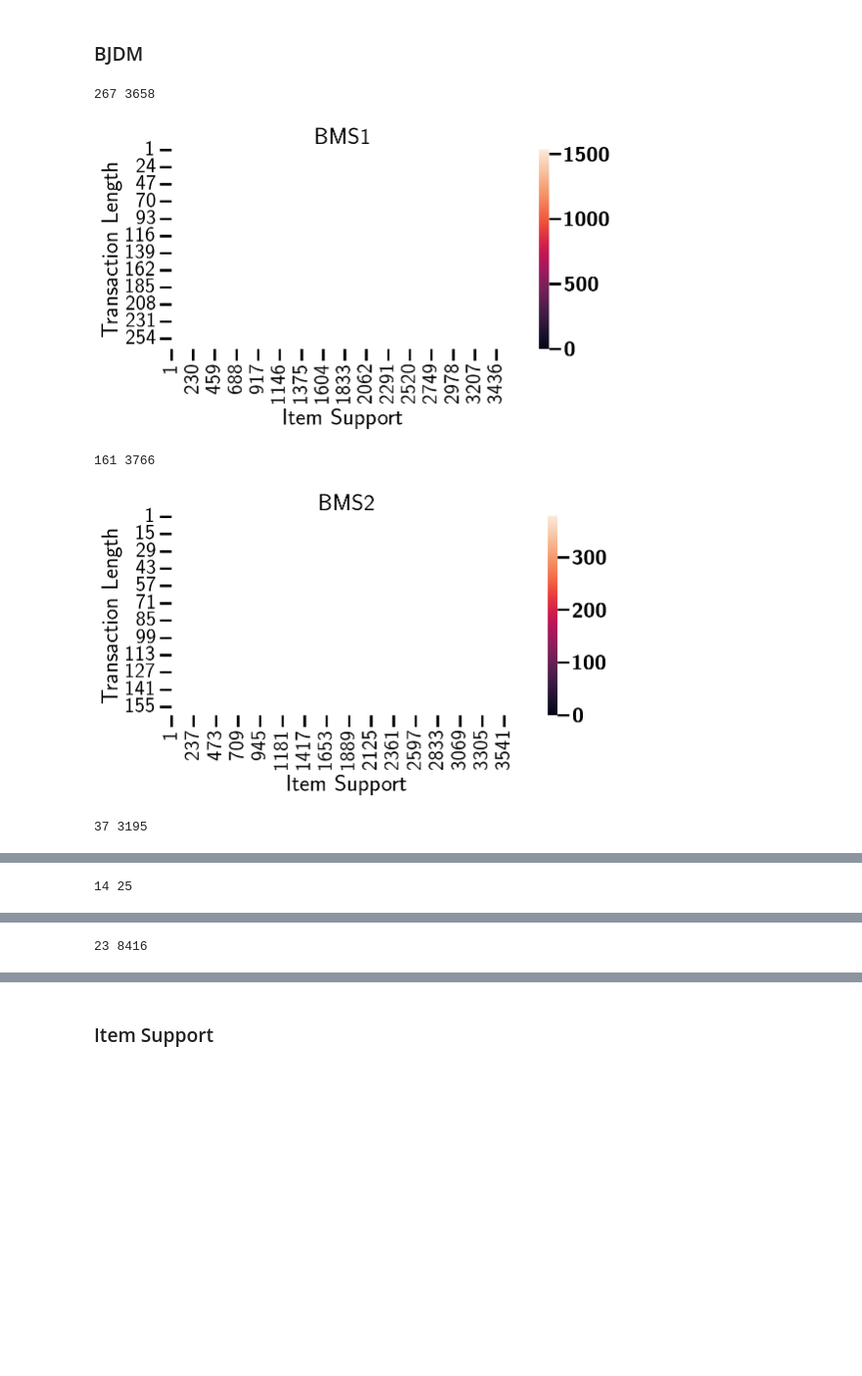
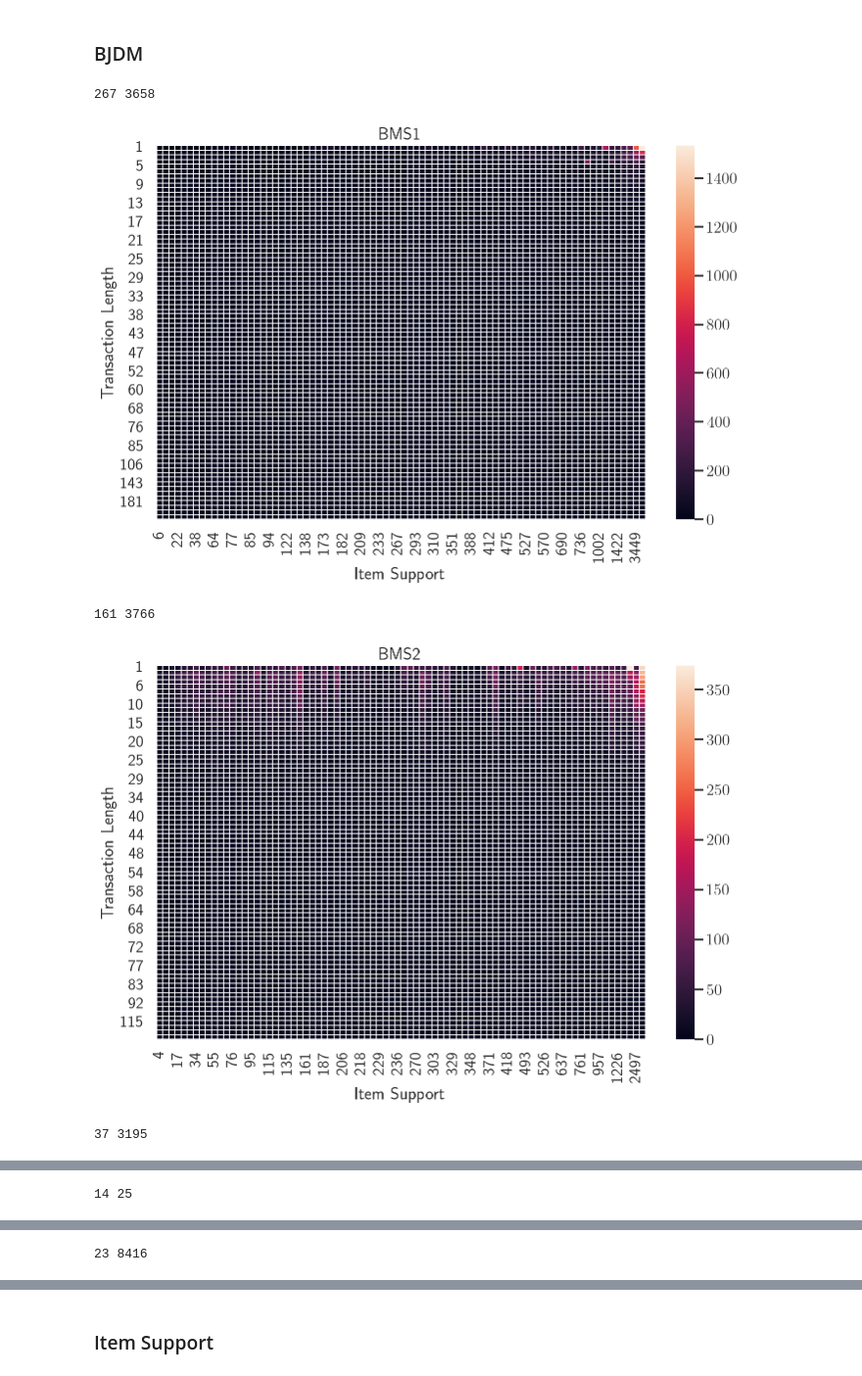
Before and after one commit to acdmammoths/alice, a Jupyter notebook: code/notebooks/Results.ipynb, the cells around one changed output, grey strips where cells are left out. Shown at 98% size. Drawn from its saved outputs; the diff is of its cells as text; code cells hidden in the pictures; blank space fills up the shorter version.

```diff
--- a/code/notebooks/Results.ipynb
+++ b/code/notebooks/Results.ipynb
@@ -41,7 +45,10 @@ palette = sns.color_palette(['#2E4052', '#AC3931', '#2CEAA3', '#01BAEF',
 # %%
-sns.set_context('poster')
+sns.set_style('whitegrid')
+sns.set_context('talk')
 # %%
-datasets = ['BMS1', 'BMS2', 'chess', 'foodmart', 'mushrooms', 'pumsb', 'retail']
+datasets = ['BMS1', 'BMS2', 'chess', 'foodmart', 'mushrooms',
+            'retail', 'kosarak', 'edit-iewikibooks',
+            'dbpedia-occupation', 'moreno_crime', 'wang-tripadvisor']
 # %%
 samplers = ['GmmtSampler', 'caterpillars.samplers.NaiveBJDMSampler',
             'caterpillars.samplers.CurveballBJDMSampler']
@@ -55,10 +62,10 @@ fig_dir = '/Users/u0m0518/Documents/Projects/NullModels/random-butterflies/paper
 # %% [markdown]
 ## Dataset Stats
 # %%
-stats_df = pd.DataFrame()
+dfs = []
 for dataset in datasets:
-    stats = ds.get_dataset_stats(data_dir, dataset)
-    stats_df = stats_df.append([stats])
+    dfs.append(ds.get_dataset_stats(data_dir, dataset))
+stats_df = pd.DataFrame(dfs)
 # %%
 stats_df.columns = ['DataSet', 'Transaction Num', 'Item Num',
                     'Sum Transaction Lengths',   'AVG Transaction Length',
@@ -88,34 +94,58 @@ mushrooms &             8416 &       119 &                   193568 &
 \end{table}
 # %% [markdown]
 ### BJDM
+# %%
+num_squares = 80
 # %%
 for dataset in datasets:
     BJDM, max_len = ds.compute_BJDM(data_dir, dataset)
     bjdm_df = pd.DataFrame(BJDM)
-    fig, ax = plt.subplots(figsize=(8,5))
-    data = bjdm_df
-    if BJDM.shape[0] == 1:
-        data = bjdm_df[bjdm_df>0].T.dropna().T
-    sns.heatmap(data=data, linewidths=1, ax=ax)
+    fig, ax = plt.subplots(figsize=(10,7))
+    # subset of cols
+    ret_cols = []
+    for c in bjdm_df.columns:
+        if bjdm_df[c].sum() > 0:
+            ret_cols.append(c)
+    if len(ret_cols) > num_squares:
+        cols = set()
+        while len(cols) < num_squares:
+            cols.add(ret_cols[random.randint(0, len(ret_cols)-1)])
+        cols = sorted(list(cols))
+        bjdm_df = bjdm_df[cols]
+    # subset of rows
+    ret_rows = []
+    for r in bjdm_df.index:
+        if bjdm_df.loc[r].sum() > 0:
+            ret_rows.append(r)
+    if len(ret_rows) > num_squares:
+        rows = set()
+        while len(rows) < num_squares:
+            rows.add(ret_rows[random.randint(0,len(ret_rows)-1)])
+        rows = sorted(list(rows))
+        bjdm_df = bjdm_df.loc[rows]
+    # all transactions have the same length
+    if bjdm_df.shape[0] == 1:
+        bjdm_df = bjdm_df[bjdm_df>0].T.dropna().T
+    sns.heatmap(data=bjdm_df, linewidths=1, ax=ax)
     ax.set_ylabel('Transaction Length')
     ax.set_xlabel('Item Support')
     x_labels = []
     for l in ax.get_xticklabels():
         x_labels.append(str(int(l.get_text())+1))
     y_labels = []
-    if BJDM.shape[0] == 1:
+    if bjdm_df.shape[0] == 1:
         y_labels.append(str(max_len))
     else:
         for l in ax.get_yticklabels():
             y_labels.append(str(int(l.get_text())+1))
     ax.set_xticklabels(x_labels)
     ax.set_yticklabels(y_labels)
     ax.set_title(dataset.upper())
     plt.tight_layout()
     plt.show()
 # %% [output]
 267 3658
-[figure, old version]
+[figure, new version]
 161 3766
-[figure, old version]
+[figure, new version]
 37 3195
```
Also changed, not shown: parts of 39 cells of this notebook, 15 other files.
